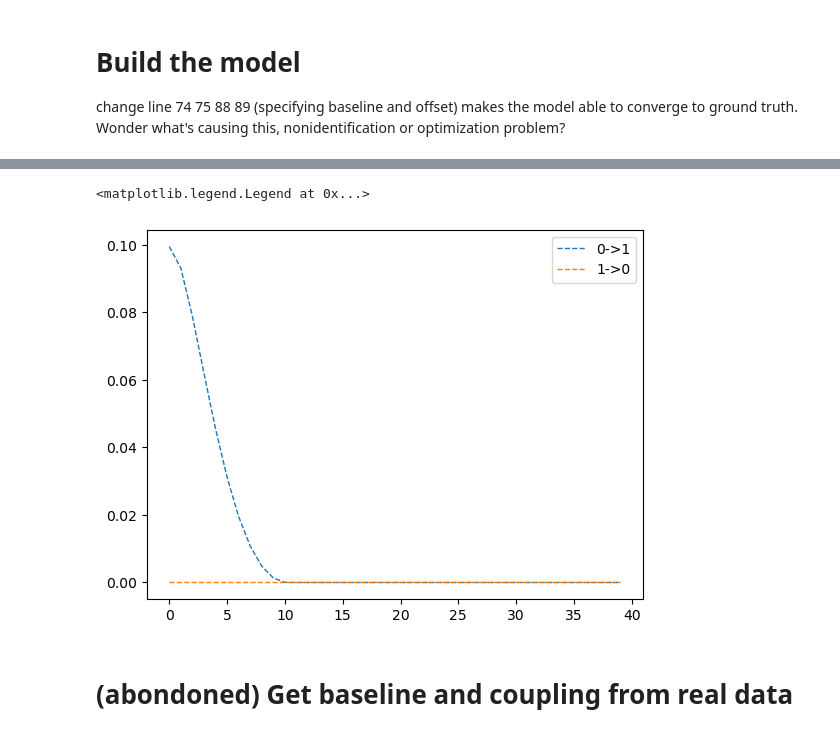
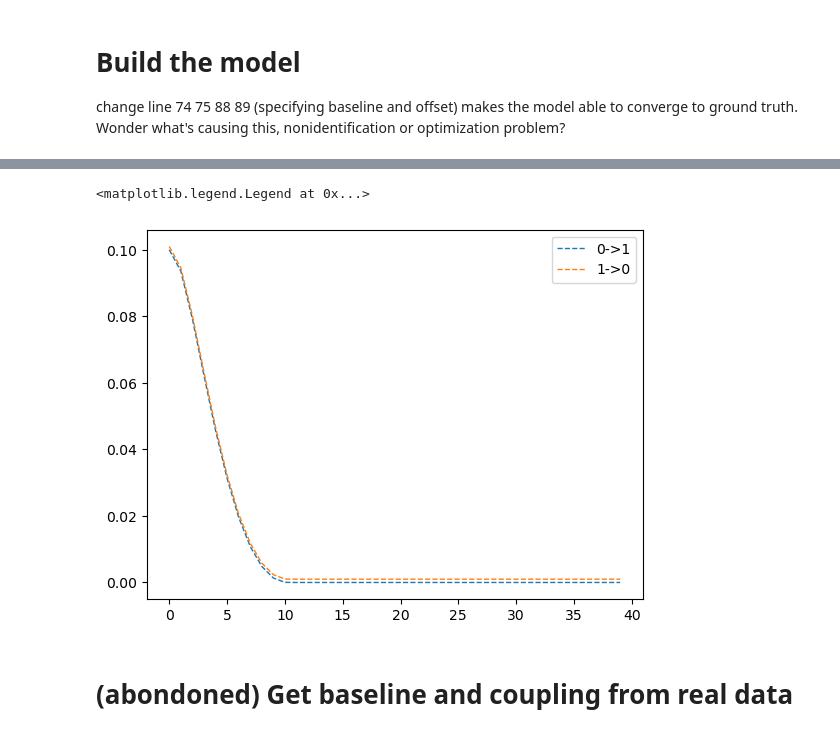
Before and after one commit to Qi-Xin/FC-GPFA, a Jupyter notebook: Decoder&Encoder.ipynb, the cells around one changed output, grey strips where cells are left out. Cells and saved outputs as stored; diff of their text form; code cells hidden in the pictures.

```diff
--- a/Decoder&Encoder.ipynb
+++ b/Decoder&Encoder.ipynb
@@ -290,11 +290,13 @@ class FC_GPFC(nn.Module):
                 # raise ValueError("Unfinished")
 
             ###############################################
-            self.latents_readout = nn.Parameter(0.01 * (torch.randn(self.npop, self.npop, self.nlatent, device=self.device) * 2 - 1))
-            # self.latents_readout = nn.Parameter(torch.from_numpy(project_w).float().to(device))
+            # self.latents_readout = nn.Parameter(0.01 * (torch.randn(self.npop, self.npop, self.nlatent, device=self.device) * 2 - 1))
+            self.latents_readout = nn.Parameter(torch.from_numpy(project_w).float().to(device))
 
-            self.time_varying_coef_offset = nn.Parameter(0.1 * (torch.randn(self.npop, self.npop, 1, 1, device=self.device) * 2 - 1))
-            # self.time_varying_coef_offset = nn.Parameter(torch.zeros(self.npop, self.npop, 1, 1, device=device))
+            # self.time_varying_coef_offset = nn.Parameter(0.1 * (torch.randn(self.npop, self.npop, 1, 1, device=self.device) * 2 - 1))
+            self.time_varying_coef_offset = nn.Parameter(torch.zeros(self.npop, self.npop, 1, 1, device=device))
+            with torch.no_grad():
+                self.time_varying_coef_offset[0,1,0,0] = project_w[0,1,0]
 
             ###############################################
 
@@ -305,7 +307,7 @@ class FC_GPFC(nn.Module):
 
             self.beta_coupling = nn.ModuleList([
                 nn.ParameterList([
-                    nn.Parameter(1*torch.ones(basis_coupling.shape[1], self.nneuron[ipop], self.nneuron[jpop],
+                    nn.Parameter(0.1*torch.ones(basis_coupling.shape[1], self.nneuron[ipop], self.nneuron[jpop],
                                               device=self.device))
                     for jpop in range(self.npop)])
                 for ipop in range(self.npop)])
@@ -421,7 +423,7 @@ PRINT_EPOCH = 100
 PENAL_beta_coupling = 1e-3
 tol = 1e-6
 num_EM_epochs = 1
-num_M_iter = 1000
+num_M_iter = 0
 num_E_iter = 1000
 huber_loss_parameter = 0e-2
 huber_loss = nn.HuberLoss(delta=0.02, reduction='sum')
@@ -467,16 +469,19 @@ for EM_epoch in range(num_EM_epochs):
                 break
 
     # E-step
-    with torch.no_grad():
-        model.time_varying_coef_offset[1,0,0,0] = 0
-        model.time_varying_coef_offset[1,1,0,0] = 0
-        model.time_varying_coef_offset[0,0,0,0] = 0
-        model.latents_readout[1,0,0] = 0
-        model.latents_readout[1,1,0] = 0
-        model.latents_readout[0,0,0] = 0
-        model.beta_coupling[1][0].zero_()
-        model.beta_coupling[0][0].zero_()
-        model.beta_coupling[1][1].zero_()
+    # with torch.no_grad():
+    #     model.time_varying_coef_offset.zeros_()
+    #     model.latents_readout.zeros_()
+    #     for i in range(narea):
+    #         model.time_varying_coef_offset[1,0,0,0] = 0
+    #         model.time_varying_coef_offset[1,1,0,0] = 0
+    #         model.time_varying_coef_offset[0,0,0,0] = 0
+    #         model.latents_readout[1,0,0] = 0
+    #         model.latents_readout[1,1,0] = 0
+    #         model.latents_readout[0,0,0] = 0
+    #         model.beta_coupling[1][0].zero_()
+    #         model.beta_coupling[0][0].zero_()
+    #         model.beta_coupling[1][1].zero_()
 
     # model.normalize()
     elbo = model.reestimate_latents(lr=1e-1, max_iter=num_E_iter, tol=1e-6, verbose=True)
@@ -558,18 +577,18 @@ offest from 0 to 1, 0.506840169429779, 0.5
 # %%
 # for iarea in range(narea-1):
 #     plt.plot(model.coupling_filters[iarea][iarea+1][:,:,0].mean(axis=0).detach().numpy().T)
-eps = 1e-5
+eps = 1e-3
 
 for iarea in range(narea):
     for jarea in range(narea):
         if iarea==jarea:
             continue
         plt.plot(model.coupling_filters[iarea][jarea][:,:,0].mean(axis=0).detach().cpu().numpy().T + eps*iarea,
                  "--", lw=1, label=f'{iarea}->{jarea}')
 plt.legend()
 # %% [output]
 <matplotlib.legend.Legend at 0x...>
-[figure, old version]
+[figure, new version]
 # %% [markdown]
 # (abondoned) Get baseline and coupling from real data
 # %%
```
Also changed, not shown: parts of 7 cells of this notebook.
